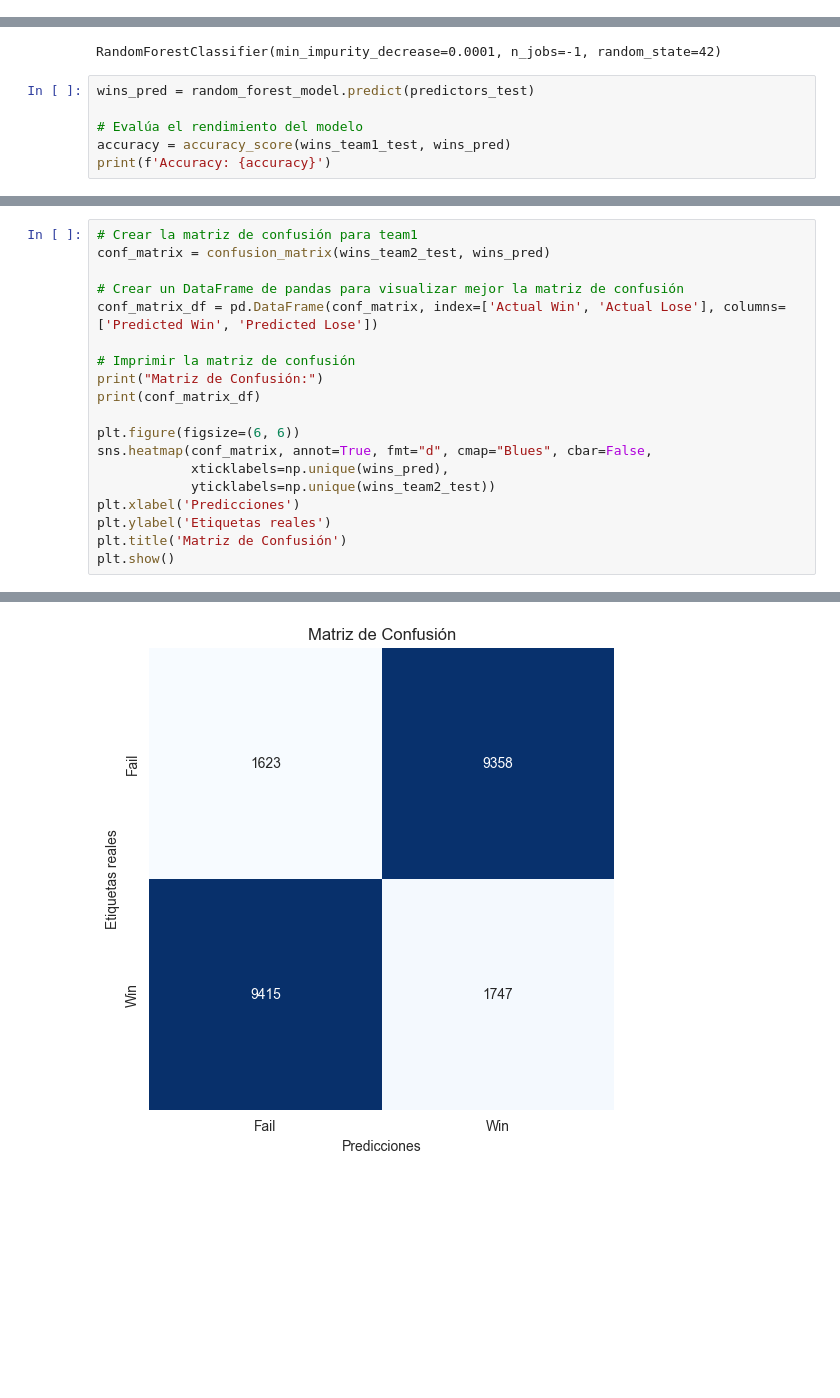
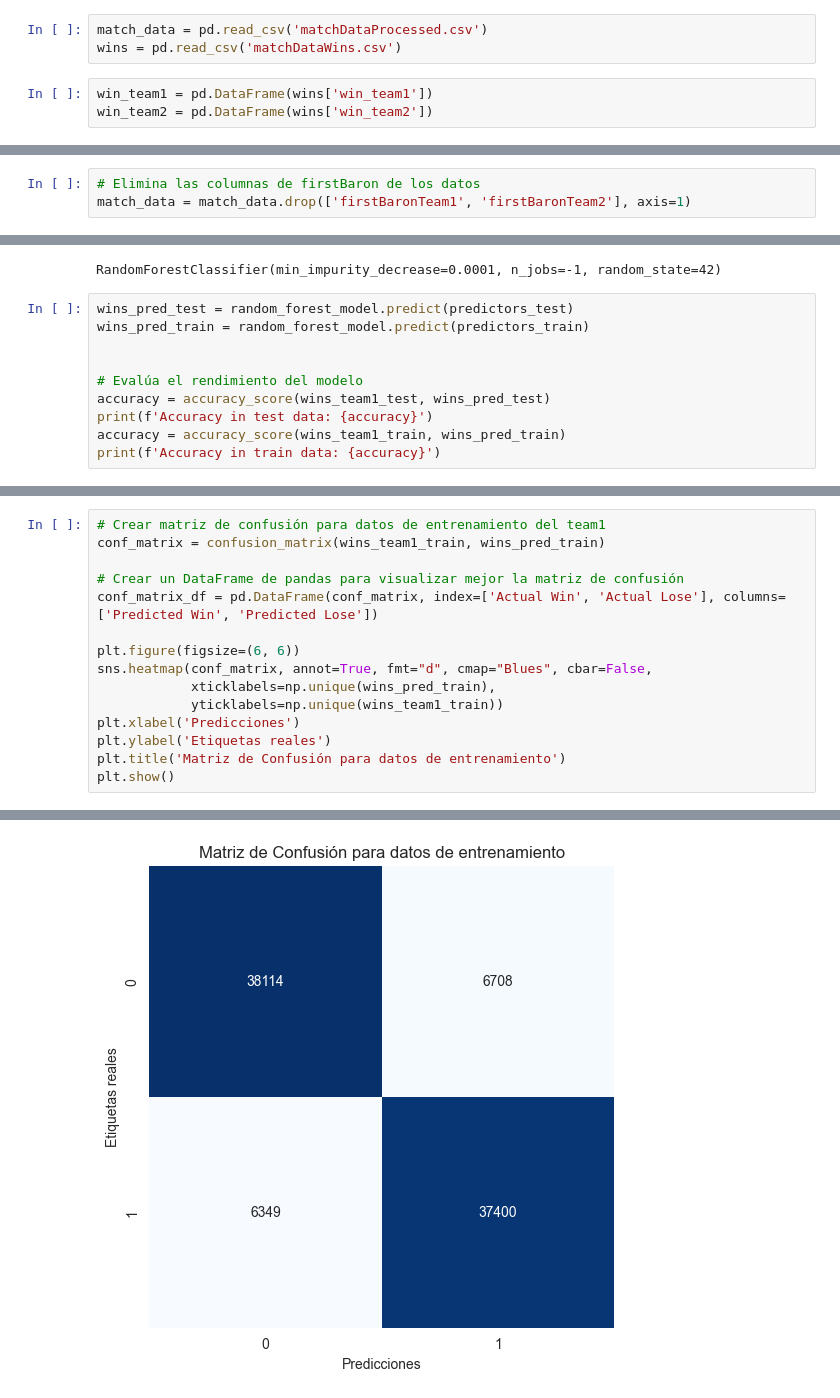
Before and after one commit to Gaviola/Proyecto_Final_IA, a Jupyter notebook: proyecto_final/code/randomForest.ipynb, the cells around one changed output, grey strips where cells are left out. Saved outputs shown, nothing was run; the diff lists cells and outputs as text; blank space fills up the shorter version.

Commit message:
agrego métricas para conjunto de entrenamiento

```diff
--- a/proyecto_final/code/randomForest.ipynb
+++ b/proyecto_final/code/randomForest.ipynb
@@ -159,3 +9,9 @@ win_team2 = [win[1] for win in wins]
+# %%
+match_data = pd.read_csv('matchDataProcessed.csv')
+wins = pd.read_csv('matchDataWins.csv')
+# %%
+win_team1 = pd.DataFrame(wins['win_team1'])
+win_team2 = pd.DataFrame(wins['win_team2'])
 # %%
 #Graficar la cantidad de victrorias con respecto a las derrotas de un equipo
 sns.countplot(x=win_team1)
@@ -165,3 +20,6 @@ sns.countplot(x=win_team1)
+# %%
+# Elimina las columnas de firstBaron de los datos
+match_data = match_data.drop(['firstBaronTeam1', 'firstBaronTeam2'], axis=1)
 # %%
 # Dividir los datos en conjunto de entrenamiento y conjunto de prueba
 predictors = match_data
@@ -175,9 +33,13 @@ random_forest_model.fit(predictors_train, wins_team1_train)
 # %% [output]
 RandomForestClassifier(min_impurity_decrease=0.0001, n_jobs=-1, random_state=42)
 # %%
-wins_pred = random_forest_model.predict(predictors_test)
+wins_pred_test = random_forest_model.predict(predictors_test)
+wins_pred_train = random_forest_model.predict(predictors_train)
+
 
 # Evalúa el rendimiento del modelo
-accuracy = accuracy_score(wins_team1_test, wins_pred)
-print(f'Accuracy: {accuracy}')
+accuracy = accuracy_score(wins_team1_test, wins_pred_test)
+print(f'Accuracy in test data: {accuracy}')
+accuracy = accuracy_score(wins_team1_train, wins_pred_train)
+print(f'Accuracy in train data: {accuracy}')
 # %% [output]
@@ -210,20 +73,16 @@ Actual Lose           1623            9358
 # %%
-# Crear la matriz de confusión para team1
-conf_matrix = confusion_matrix(wins_team2_test, wins_pred)
+# Crear matriz de confusión para datos de entrenamiento del team1
+conf_matrix = confusion_matrix(wins_team1_train, wins_pred_train)
 
 # Crear un DataFrame de pandas para visualizar mejor la matriz de confusión
 conf_matrix_df = pd.DataFrame(conf_matrix, index=['Actual Win', 'Actual Lose'], columns=['Predicted Win', 'Predicted Lose'])
 
-# Imprimir la matriz de confusión
-print("Matriz de Confusión:")
-print(conf_matrix_df)
-
 plt.figure(figsize=(6, 6))
 sns.heatmap(conf_matrix, annot=True, fmt="d", cmap="Blues", cbar=False,
-            xticklabels=np.unique(wins_pred),
-            yticklabels=np.unique(wins_team2_test))
+            xticklabels=np.unique(wins_pred_train),
+            yticklabels=np.unique(wins_team1_train))
 plt.xlabel('Predicciones')
 plt.ylabel('Etiquetas reales')
-plt.title('Matriz de Confusión')
+plt.title('Matriz de Confusión para datos de entrenamiento')
 plt.show()
 # %% [output]
@@ -234,3 +89,3 @@ Actual Lose           9415            1747
-[figure, old version]
+[figure, new version]
 # %%
 # Calcular la precisión para team1:
```
Also changed, not shown: parts of 18 cells of this notebook, 2 other files.
